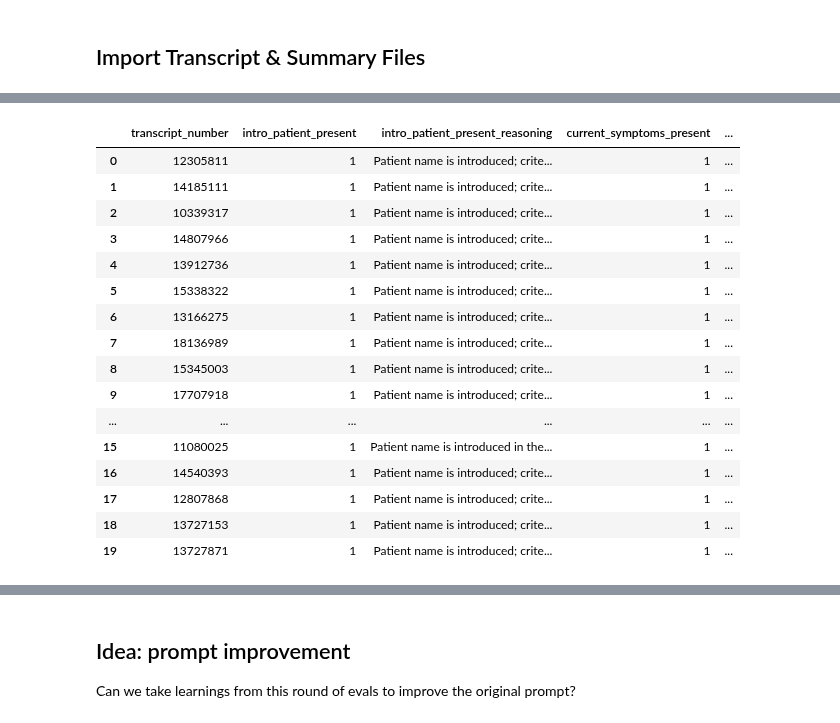
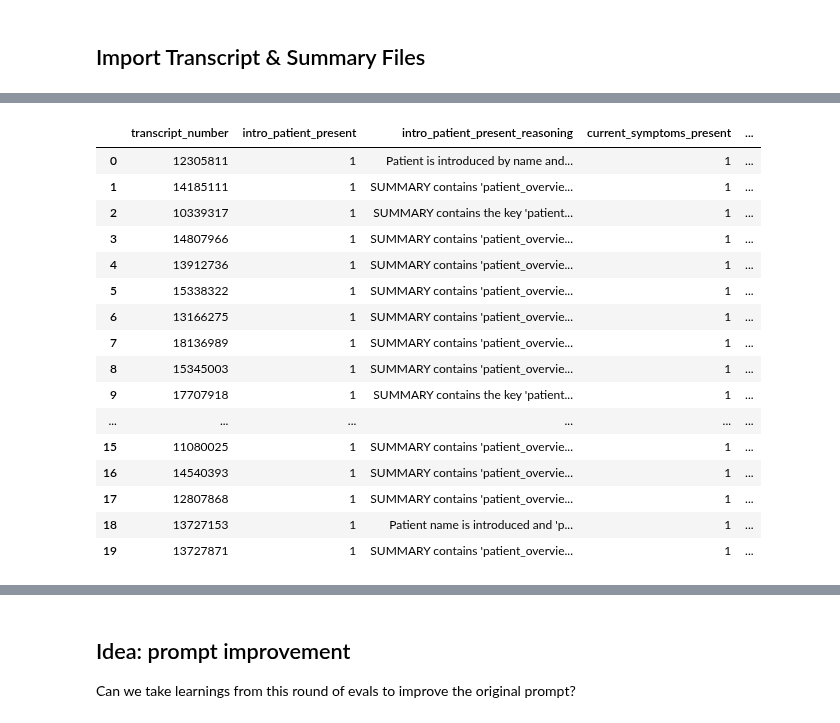
Before and after one commit to recoverycompanion/reco, a Jupyter notebook: reco_analysis/notebooks/judge/2.2_llm_judge_summarization.ipynb, the cells around one changed output, grey strips where cells are left out. Cells and saved outputs as stored; diff of their text form; code cells hidden in the pictures.

```diff
--- a/reco_analysis/notebooks/judge/2.2_llm_judge_summarization.ipynb
+++ b/reco_analysis/notebooks/judge/2.2_llm_judge_summarization.ipynb
@@ -173,7 +197,7 @@ with open(summaries_json_file_path, 'r') as json_file:
     summaries = json.load(json_file)
 
 # Specify the CSV file path (make sure it is a file, not a directory)
-csv_file_path = f"../../data/evaluations/summaries_{transcripts_version}_evaluation_2.2.csv"
+csv_file_path = f"../../data/evaluations/summaries_{transcripts_version}_evaluation_2.2_split.csv"
 
 # Additionally make tweaks to JSON keys for this evaluation
 keys_to_convert = {
@@ -218,9 +242,12 @@ for patient_id, summary in summaries.items():
 start_time = time.time()
 # for each criteria, add two columns: one for the value (same name) and one for the reasoning (suffix _reasoning)
 column_order = ["transcript_number"]
-for criteria in judge_criteria.keys():
-    column_order.append(criteria)
-    column_order.append(f"{criteria}_reasoning")
+all_criteria = []
+for section_name in judge_criteria.keys():
+    for criteria in judge_criteria[section_name].keys():
+        column_order.append(criteria)
+        all_criteria.append(criteria)
+        column_order.append(f"{criteria}_reasoning")
 column_order.append("observations")
 
 all_rows_series: list[pd.Series] = []
@@ -234,22 +261,42 @@ for i, patient_number in enumerate(transcripts.keys()):
     transcript = transcripts[patient_number]['chat_transcript']
     summary = summaries[patient_number]['summary']
 
-    prompt = (
-        SystemMessage(content=system_message_summary_judge.format(output_format=output_reasoning_format))
-        + human_message_summary_judge
-    )
+    combined_response = {}
+    response_dict = {}
+    all_observations = ""
+    for section_name in summary.keys():
+        # print(f"\n\nEvaluating {section_name} for patient {patient_number}")
+        prompt = (
+            SystemMessage(content=get_system_message_summary_judge(judge_criteria[section_name]))
+            + human_message_summary_judge
+        )
 
-    # Get the response
-    response = model.invoke(prompt.format_messages(transcript=transcript, summary=summary))
-    all_responses.append(response)
-    # response = all_responses[i]  # for testing only
-    response_dict = parse_response(response.content)
+        # subset of summary
+        summary_subset = {section_name: summary[section_name]}
+
+        # Get the response
+        response = model.invoke(prompt.format_messages(transcript=transcript, summary=summary_subset))
+        combined_response[section_name] = response
+        subset_response_dict = parse_response(response.content)
+
+        # filter to only the criteria + observations
+        subset_response_dict = {k: v for k, v in subset_response_dict.items() if k in judge_criteria[section_name].keys() or k == "observations"}
+
+        # pprint(subset_response_dict)
+        # extract observations
+        if "observations" in subset_response_dict:
+            observation = subset_response_dict.pop("observations")
+            all_observations += f"Observations for {section_name}:\n{observation}\n\n"
+        response_dict.update(subset_response_dict)
+
+    all_responses.append(combined_response)
+    response_dict["observations"] = all_observations
 
     # add to dataframe
     row_to_add = {
         "transcript_number": patient_number,
-        **{k: v["value"] for k, v in response_dict.items() if k in judge_criteria.keys()},
-        **{f"{k}_reasoning": v["reasoning"] for k, v in response_dict.items() if k in judge_criteria.keys()},
+        **{k: v["value"] for k, v in response_dict.items() if k in all_criteria},
+        **{f"{k}_reasoning": v["reasoning"] for k, v in response_dict.items() if k in all_criteria},
         "observations": response_dict["observations"]
     }
     all_rows_series.append(pd.Series(row_to_add))
@@ -274,17 +321,17 @@ Time taken to evaluate 20 transcripts: 118.54 seconds (5.93 seconds per transcri
 |  | transcript_number | intro_patient_present | intro_patient_present_reasoning | current_symptoms_present | ... |
-| 0 | 12305811 | 1 | Patient name is introduced; crite... | 1 | ... |
-| 1 | 14185111 | 1 | Patient name is introduced; crite... | 1 | ... |
-| 2 | 10339317 | 1 | Patient name is introduced; crite... | 1 | ... |
-| 3 | 14807966 | 1 | Patient name is introduced; crite... | 1 | ... |
-| 4 | 13912736 | 1 | Patient name is introduced; crite... | 1 | ... |
-| 5 | 15338322 | 1 | Patient name is introduced; crite... | 1 | ... |
-| 6 | 13166275 | 1 | Patient name is introduced; crite... | 1 | ... |
-| 7 | 18136989 | 1 | Patient name is introduced; crite... | 1 | ... |
-| 8 | 15345003 | 1 | Patient name is introduced; crite... | 1 | ... |
-| 9 | 17707918 | 1 | Patient name is introduced; crite... | 1 | ... |
+| 0 | 12305811 | 1 | Patient is introduced by name and... | 1 | ... |
+| 1 | 14185111 | 1 | SUMMARY contains 'patient_overvie... | 1 | ... |
+| 2 | 10339317 | 1 | SUMMARY contains the key 'patient... | 1 | ... |
+| 3 | 14807966 | 1 | SUMMARY contains 'patient_overvie... | 1 | ... |
+| 4 | 13912736 | 1 | SUMMARY contains 'patient_overvie... | 1 | ... |
+| 5 | 15338322 | 1 | SUMMARY contains 'patient_overvie... | 1 | ... |
+| 6 | 13166275 | 1 | SUMMARY contains 'patient_overvie... | 1 | ... |
+| 7 | 18136989 | 1 | SUMMARY contains 'patient_overvie... | 1 | ... |
+| 8 | 15345003 | 1 | SUMMARY contains 'patient_overvie... | 1 | ... |
+| 9 | 17707918 | 1 | SUMMARY contains the key 'patient... | 1 | ... |
 | ... | ... | ... | ... | ... | ... |
-| 15 | 11080025 | 1 | Patient name is introduced in the... | 1 | ... |
-| 16 | 14540393 | 1 | Patient name is introduced; crite... | 1 | ... |
-| 17 | 12807868 | 1 | Patient name is introduced; crite... | 1 | ... |
-| 18 | 13727153 | 1 | Patient name is introduced; crite... | 1 | ... |
-| 19 | 13727871 | 1 | Patient name is introduced; crite... | 1 | ... |
+| 15 | 11080025 | 1 | SUMMARY contains 'patient_overvie... | 1 | ... |
+| 16 | 14540393 | 1 | SUMMARY contains 'patient_overvie... | 1 | ... |
+| 17 | 12807868 | 1 | SUMMARY contains 'patient_overvie... | 1 | ... |
+| 18 | 13727153 | 1 | Patient name is introduced and 'p... | 1 | ... |
+| 19 | 13727871 | 1 | SUMMARY contains 'patient_overvie... | 1 | ... |
```
Also changed, not shown: parts of 5 cells of this notebook, 1 other file.
